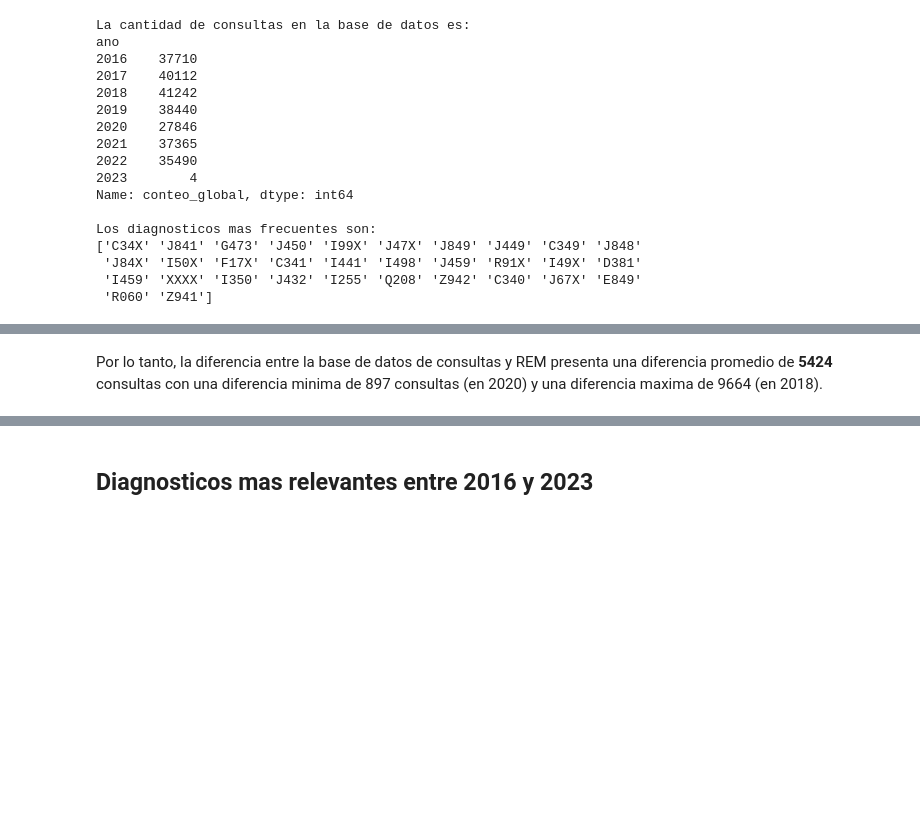
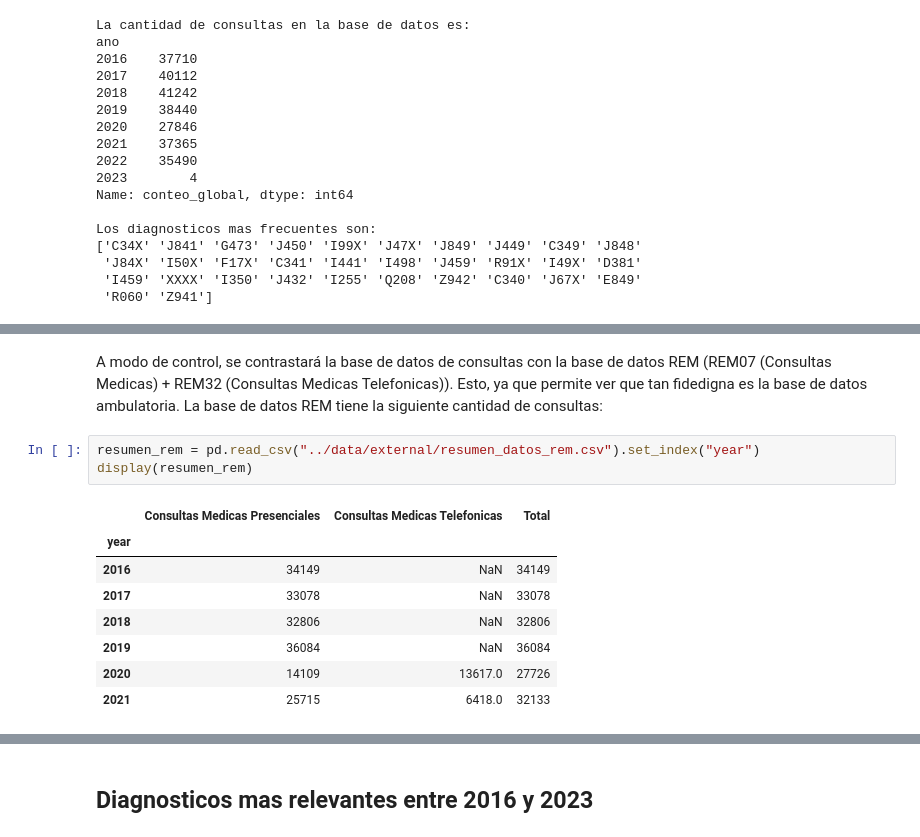
Before and after one commit to JavierRojas14/int-ambulatorio, a Jupyter notebook: notebooks/2.0-jrb-time-series-analysis.ipynb, the cells around one changed output, grey strips where cells are left out. Saved outputs shown, nothing was run; the diff lists cells and outputs as text; blank space fills up the shorter version.

```diff
--- a/notebooks/2.0-jrb-time-series-analysis.ipynb
+++ b/notebooks/2.0-jrb-time-series-analysis.ipynb
@@ -401,4 +331,15 @@ Name: diferencias, dtype: float64
-# %% [markdown]
-Por lo tanto, la diferencia entre la base de datos de consultas y REM presenta una diferencia
-promedio de **5424** consultas con una diferencia minima de 897 consultas (en 2020) y una diferencia
-maxima de 9664 (en 2018).
+# %% [markdown]
+A modo de control, se contrastará la base de datos de consultas con la base de datos REM (REM07 (Consultas Medicas) + REM32 (Consultas Medicas Telefonicas)). Esto, ya que permite ver que tan fidedigna
+es la base de datos ambulatoria. La base de datos REM tiene la siguiente cantidad de consultas:
+# %%
+resumen_rem = pd.read_csv("../data/external/resumen_datos_rem.csv").set_index("year")
+display(resumen_rem)
+# %% [output]
+|  | Consultas Medicas Presenciales | Consultas Medicas Telefonicas | Total |
+| year |  |  |  |
+| 2016 | 34149 | NaN | 34149 |
+| 2017 | 33078 | NaN | 33078 |
+| 2018 | 32806 | NaN | 32806 |
+| 2019 | 36084 | NaN | 36084 |
+| 2020 | 14109 | 13617.0 | 27726 |
+| 2021 | 25715 | 6418.0 | 32133 |
```
Also changed, not shown: parts of 5 cells of this notebook.
